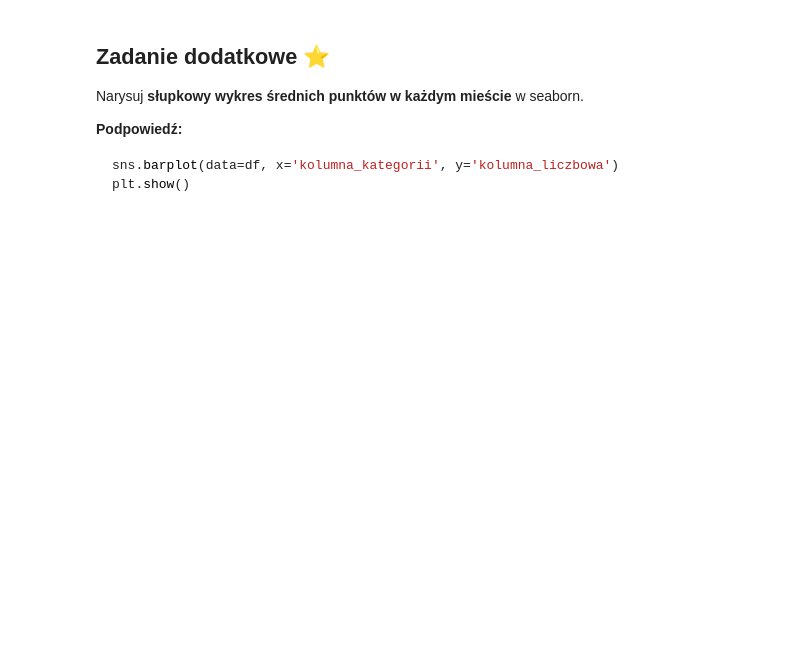
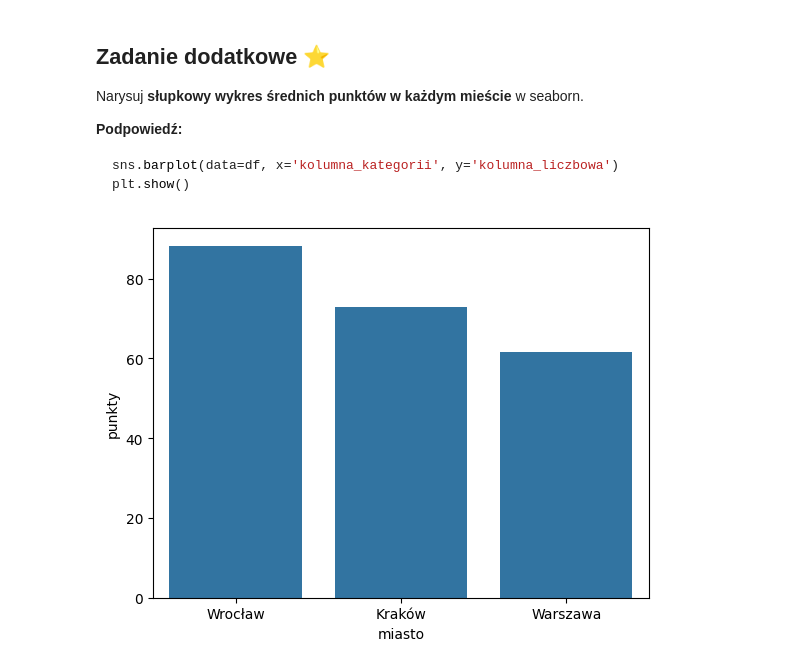
Before and after one commit to imgabrielas/TeDe-Data-Analysis, a Jupyter notebook: Gabi/zadanie_AF.ipynb, the cells around one changed output. Saved outputs shown, nothing was run; the diff lists cells and outputs as text; code cells hidden in the pictures; blank space fills up the shorter version.

```diff
--- a/Gabi/zadanie_AF.ipynb
+++ b/Gabi/zadanie_AF.ipynb
@@ -231,0 +263,6 @@ plt.show()
+# %%
+# Twój kod tutaj
+sns.barplot(data=df, x = 'miasto', y = 'punkty', errorbar=None)
+plt.show()
+# %% [output]
+[figure, added]
```
Also changed, not shown: parts of 10 cells of this notebook.
